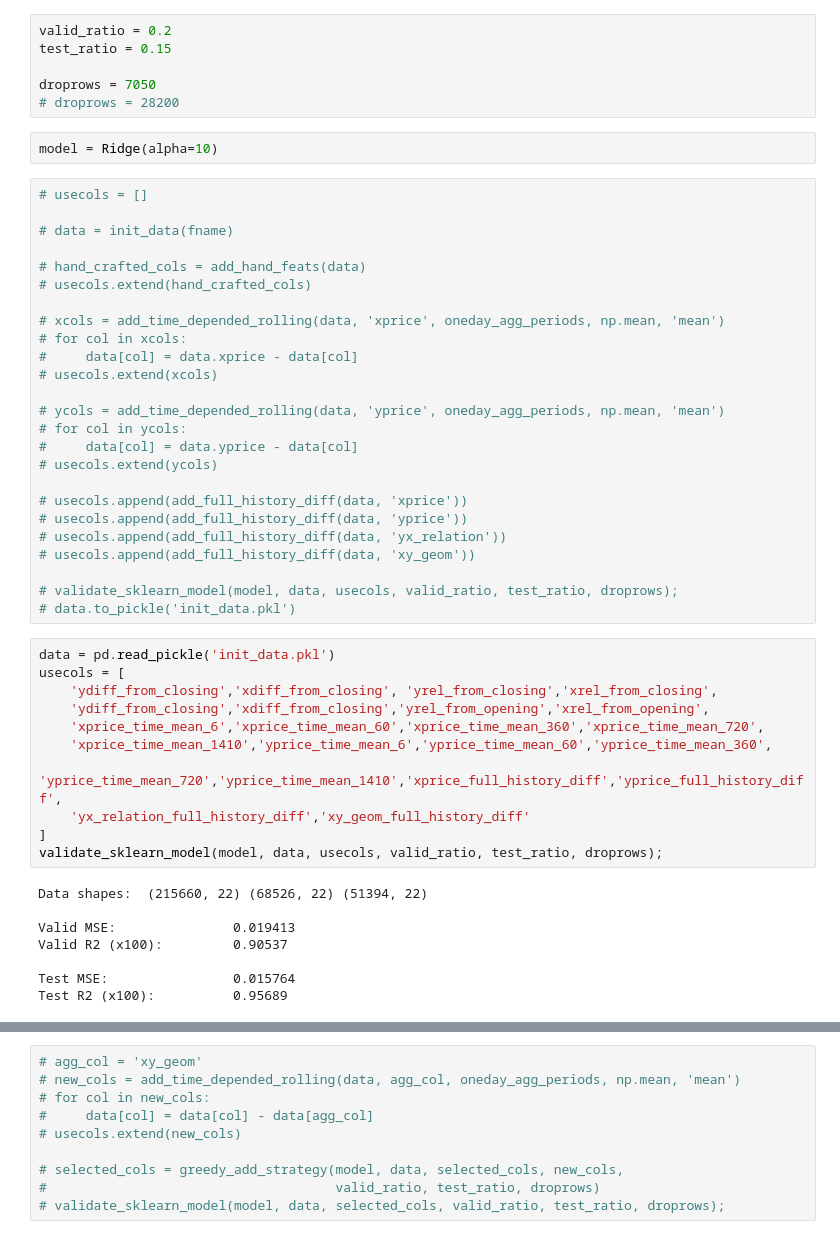
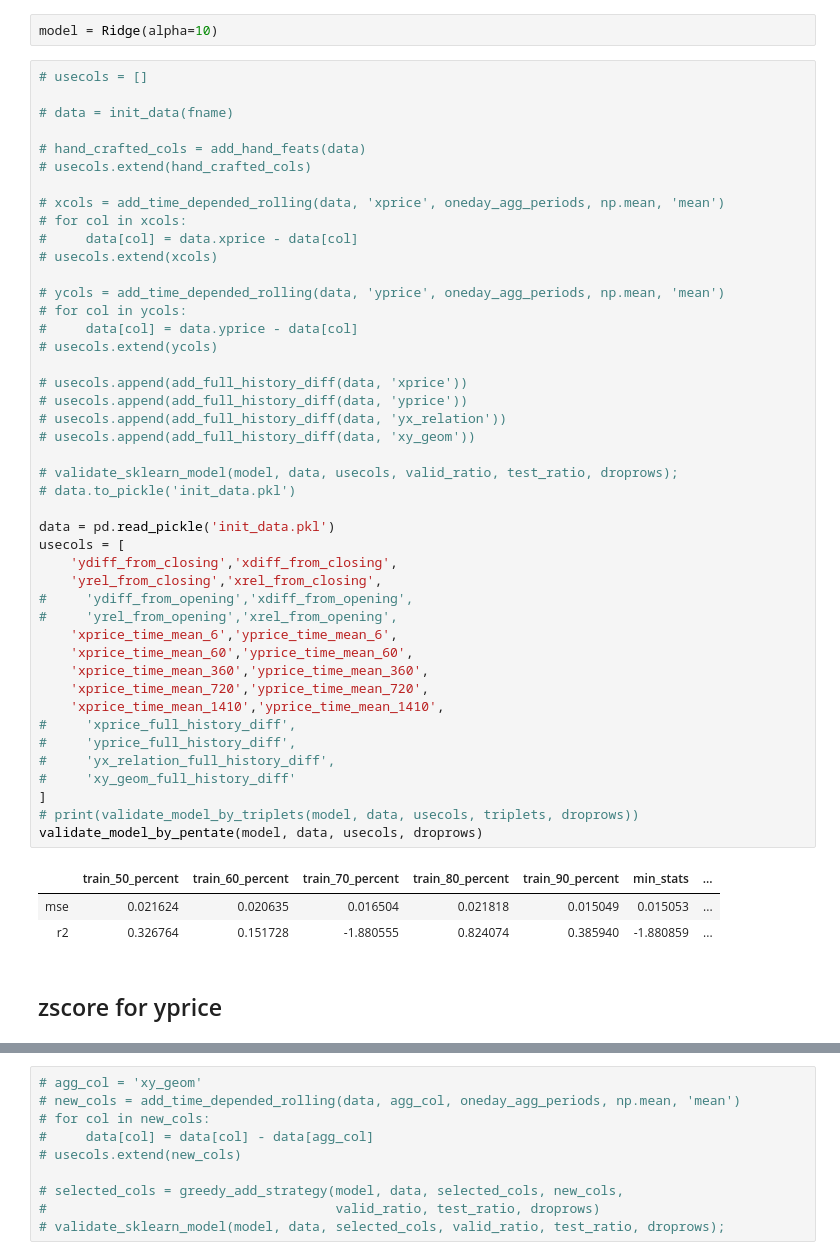
Before and after one commit to sneddy/Two-financial-instruments, a Jupyter notebook: structural.ipynb, the cells around one changed output, grey strips where cells are left out. Cells and saved outputs as stored; diff of their text form.

```diff
--- a/structural.ipynb
+++ b/structural.ipynb
@@ -30,54 +43,54 @@ merged_agg_periods = [6, 60, 360, 720, 1410, 2820, 4230, 5640, 7050, 14100, 2115
 # %% [output]
 month_agg_periods: [1410, 2820, 4230, 5640, 7050, 14100, 21150, 28200]
-# %%
-valid_ratio = 0.2
-test_ratio = 0.15
-
-droprows = 7050
-# droprows = 28200
 # %%
 model = Ridge(alpha=10)
 # %%
 # usecols = []
 
 # data = init_data(fname)
 
 # hand_crafted_cols = add_hand_feats(data)
 # usecols.extend(hand_crafted_cols)
 
 # xcols = add_time_depended_rolling(data, 'xprice', oneday_agg_periods, np.mean, 'mean')
 # for col in xcols:
 #     data[col] = data.xprice - data[col]
 # usecols.extend(xcols)
 
 # ycols = add_time_depended_rolling(data, 'yprice', oneday_agg_periods, np.mean, 'mean')
 # for col in ycols:
 #     data[col] = data.yprice - data[col]
 # usecols.extend(ycols)
 
 # usecols.append(add_full_history_diff(data, 'xprice'))
 # usecols.append(add_full_history_diff(data, 'yprice'))
 # usecols.append(add_full_history_diff(data, 'yx_relation'))
 # usecols.append(add_full_history_diff(data, 'xy_geom'))
 
 # validate_sklearn_model(model, data, usecols, valid_ratio, test_ratio, droprows);
 # data.to_pickle('init_data.pkl')
+
+data = pd.read_pickle('init_data.pkl')
+usecols = [
+    'ydiff_from_closing','xdiff_from_closing',
+    'yrel_from_closing','xrel_from_closing',
+#     'ydiff_from_opening','xdiff_from_opening',
+#     'yrel_from_opening','xrel_from_opening',
+    'xprice_time_mean_6','yprice_time_mean_6',
+    'xprice_time_mean_60','yprice_time_mean_60',
+    'xprice_time_mean_360','yprice_time_mean_360',
+    'xprice_time_mean_720','yprice_time_mean_720',
+    'xprice_time_mean_1410','yprice_time_mean_1410',
+#     'xprice_full_history_diff',
+#     'yprice_full_history_diff',
+#     'yx_relation_full_history_diff',
+#     'xy_geom_full_history_diff'
+]
+# print(validate_model_by_triplets(model, data, usecols, triplets, droprows))
+validate_model_by_pentate(model, data, usecols, droprows)
+# %% [output]
+|  | train_50_percent | train_60_percent | train_70_percent | train_80_percent | train_90_percent | min_stats | ... |
+| mse | 0.021624 | 0.020635 | 0.016504 | 0.021818 | 0.015049 | 0.015053 | ... |
+| r2 | 0.326764 | 0.151728 | -1.880555 | 0.824074 | 0.385940 | -1.880859 | ... |
-# %%
-data = pd.read_pickle('init_data.pkl')
-usecols = [
-    'ydiff_from_closing','xdiff_from_closing', 'yrel_from_closing','xrel_from_closing',
-    'ydiff_from_closing','xdiff_from_closing','yrel_from_opening','xrel_from_opening',
-    'xprice_time_mean_6','xprice_time_mean_60','xprice_time_mean_360','xprice_time_mean_720',
-    'xprice_time_mean_1410','yprice_time_mean_6','yprice_time_mean_60','yprice_time_mean_360',
-    'yprice_time_mean_720','yprice_time_mean_1410','xprice_full_history_diff','yprice_full_history_diff',
-    'yx_relation_full_history_diff','xy_geom_full_history_diff'
-]
-validate_sklearn_model(model, data, usecols, valid_ratio, test_ratio, droprows);
-# %% [output]
-Data shapes:  (215660, 22) (68526, 22) (51394, 22)
-
-Valid MSE:               0.019413
-Valid R2 (x100):         0.90537
-
-Test MSE:                0.015764
-Test R2 (x100):          0.95689
+# %% [markdown]
+## zscore for yprice
```
Also changed, not shown: parts of 31 cells of this notebook.
